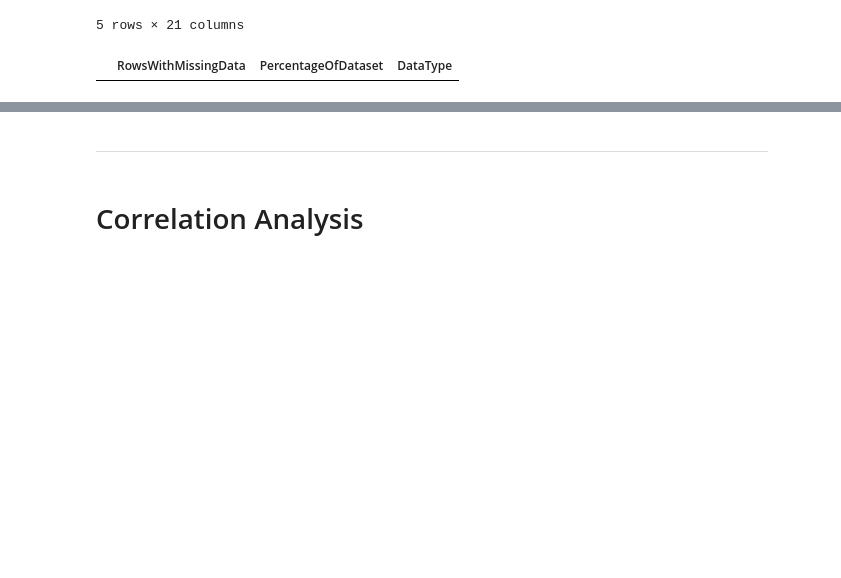
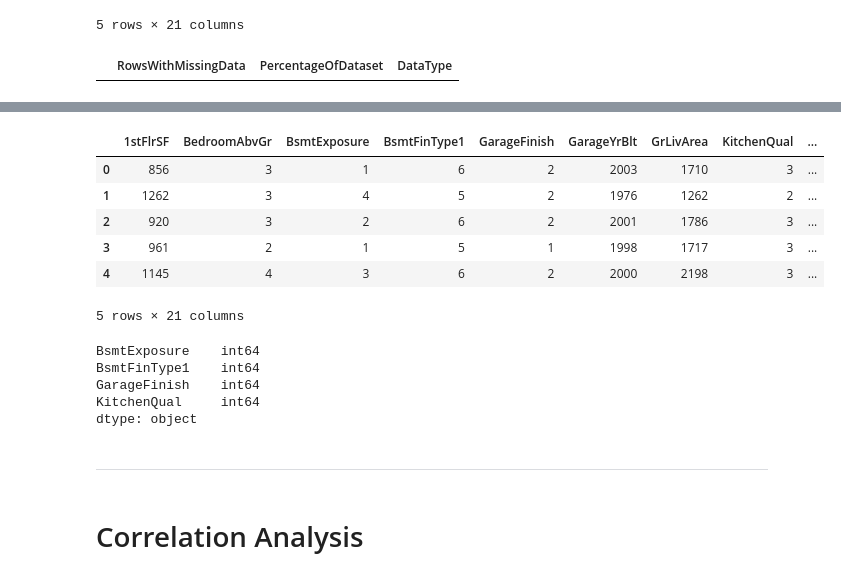
Before and after one commit to JL-14/milestone-project-housing-issues, a Jupyter notebook: jupyter_notebooks/Notebook_3_Correlation_PPS_Analysis.ipynb, the cells around one changed output, grey strips where cells are left out. Saved outputs shown, nothing was run; the diff lists cells and outputs as text; code cells hidden in the pictures; blank space fills up the shorter version.

```diff
--- a/jupyter_notebooks/Notebook_3_Correlation_PPS_Analysis.ipynb
+++ b/jupyter_notebooks/Notebook_3_Correlation_PPS_Analysis.ipynb
@@ -103,3 +113,33 @@ memory usage: 239.7 KB
+# %%
+# Recode to change object variables to integers
+
+mappings = {
+    'BsmtExposure': {'None': 0, 'No': 1, 'Mn': 2, 'Av': 3, 'Gd': 4},
+    'BsmtFinType1': {'None': 0, 'Missing': 0, 'Unf': 1, 'LwQ': 2, 'Rec': 3, 'BLQ': 4, 'ALQ': 5, 'GLQ': 6},
+    'GarageFinish': {'None': 0, 'Missing': 0, 'Unf': 1, 'RFn': 2, 'Fin': 3},
+    'KitchenQual': {'Fa': 1, 'TA': 2, 'Gd': 3, 'Ex': 4}
+}
+
+for col, mapping in mappings.items():
+    df_houseprices[col] = df_houseprices[col].map(mapping).astype(int)
+
+df_houseprices.head()
+# %% [output]
+|  | 1stFlrSF | BedroomAbvGr | BsmtExposure | BsmtFinType1 | GarageFinish | GarageYrBlt | GrLivArea | KitchenQual | ... |
+| 0 | 856 | 3 | 1 | 6 | 2 | 2003 | 1710 | 3 | ... |
+| 1 | 1262 | 3 | 4 | 5 | 2 | 1976 | 1262 | 2 | ... |
+| 2 | 920 | 3 | 2 | 6 | 2 | 2001 | 1786 | 3 | ... |
+| 3 | 961 | 2 | 1 | 5 | 1 | 1998 | 1717 | 3 | ... |
+| 4 | 1145 | 4 | 3 | 6 | 2 | 2000 | 2198 | 3 | ... |
+5 rows × 21 columns
+# %%
+print(df_houseprices[['BsmtExposure', 'BsmtFinType1', 'GarageFinish', 'KitchenQual']].dtypes)
+# %% [output]
+BsmtExposure    int64
+BsmtFinType1    int64
+GarageFinish    int64
+KitchenQual     int64
+dtype: object
 # %% [markdown]
 ---
 # %% [markdown]
```
Also changed, not shown: parts of 9 cells of this notebook, 4 other files.
